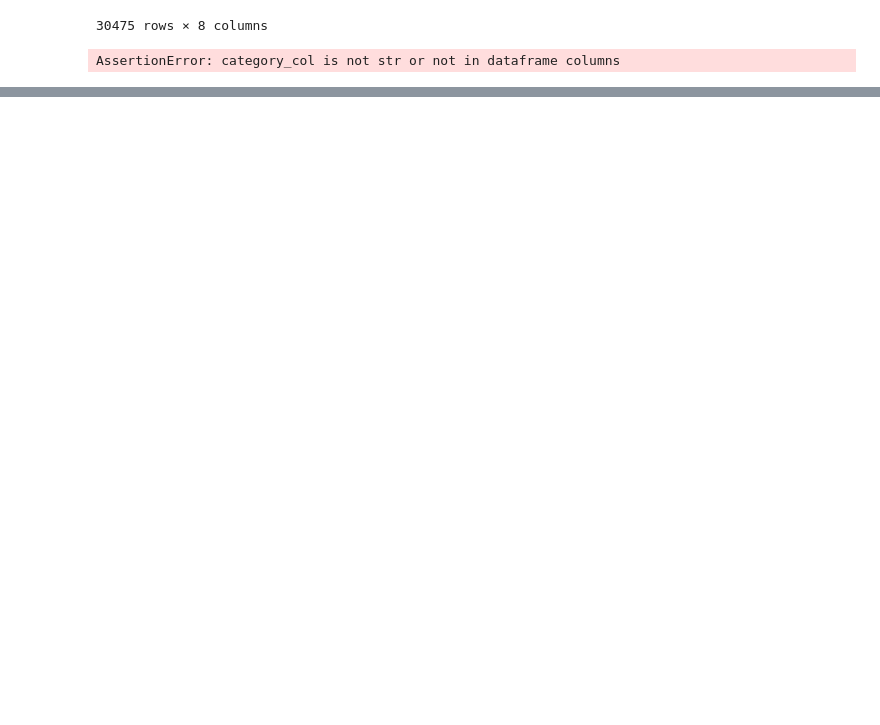
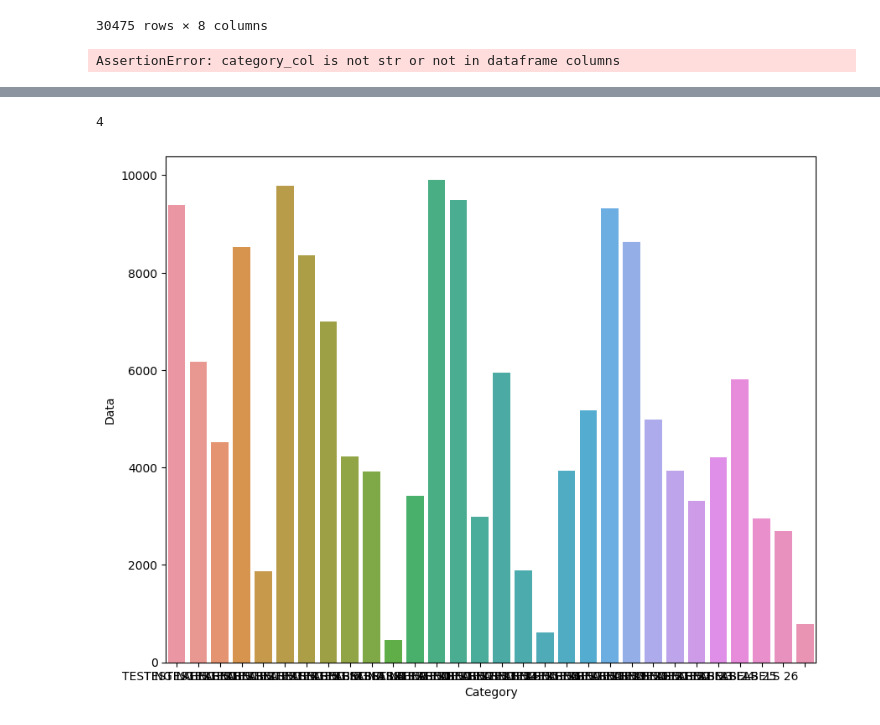
Before and after one commit to lewis-morris/progplot, a Jupyter notebook: Untitled.ipynb, the cells around one changed output, grey strips where cells are left out. Cells and saved outputs as stored; diff of their text form; code cells hidden in the pictures; blank space fills up the shorter version.

```diff
--- a/Untitled.ipynb
+++ b/Untitled.ipynb
@@ -373,0 +482,19 @@ bw.show_video()
+# %%
+tick = ticks[4]
+# %%
+tick.get_position()[0]
+# %% [output]
+4
+# %%
+fig = plt.figure(figsize=(10,8),dpi=100)
+ax = sns.barplot(x="Category", y="Data",data=df)
+ax.get_figure().canvas.draw()
+
+chart_x1 = ax.get_window_extent().x1
+
+ticks = [tick for tick in ax.get_xticklabels() if tick.get_window_extent().x1 < chart_x1]
+_ = ax.set_xticklabels(ticks)
+
+fig.savefig("test1.png")
+# %% [output]
+[figure, added]
```
Also changed, not shown: parts of 49 cells of this notebook, 4 other files.
